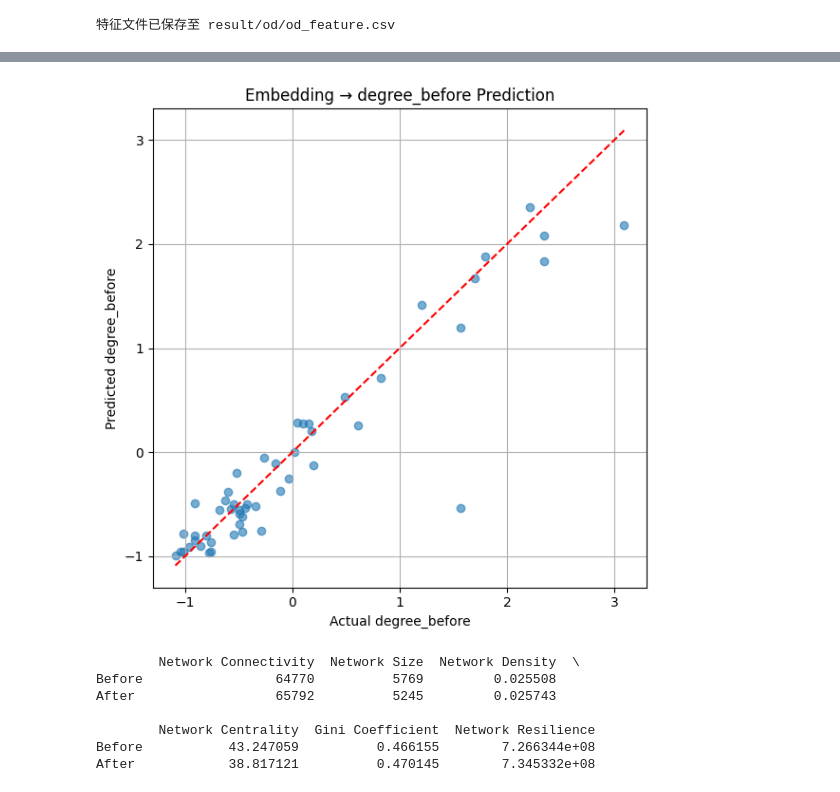
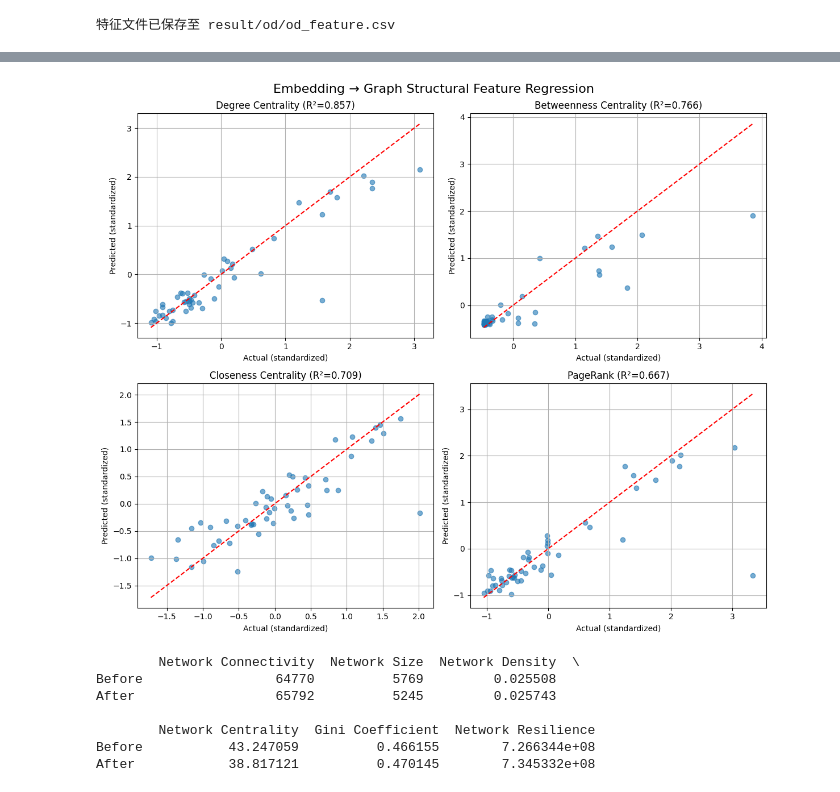
Before and after one commit to Paulliant/global-shipping-networks-analysis, a Jupyter notebook: Network Analysis/od_calculate.ipynb, the cells around one changed output, grey strips where cells are left out. Cells and saved outputs as stored; diff of their text form; code cells hidden in the pictures.

```diff
--- a/Network Analysis/od_calculate.ipynb
+++ b/Network Analysis/od_calculate.ipynb
@@ -305,67 +310,66 @@ from sklearn.linear_model import LinearRegression, Ridge, Lasso
 from sklearn.ensemble import RandomForestRegressor, GradientBoostingRegressor
 from sklearn.svm import SVR
 from sklearn.neighbors import KNeighborsRegressor
-from sklearn.metrics import mean_absolute_error, mean_squared_error, r2_score
+from sklearn.metrics import r2_score, mean_absolute_error, mean_squared_error
 from sklearn.preprocessing import StandardScaler
 
-pred_column = 'degree_before'
-# pred_column = 'betweenness_before'
-# pred_column = 'pagerank_before'
+name = 'ru'
+pred_columns = ['degree_before', 'betweenness_before', 'closeness_before', 'pagerank_before']
 
 # 加载嵌入
-emb_df = pd.read_csv("result/graph_embedding/nodeembs_before_lstmB.csv", header=None)
-emb_df = emb_df.rename(columns={0: 'label'})  # 第一列是节点 ID
+emb_df = pd.read_csv(f"result/graph_embedding/{name}/nodeembs_before_lstmB.csv", header=None)
+emb_df = emb_df.rename(columns={0: 'label'})
 features = emb_df.drop(columns='label').values
 labels = emb_df['label'].astype(int).values
 
-# 加载 PageRank 数据
+# 加载结构特征
 rank_df = pd.read_csv("result/od/od_feature.csv")
 rank_df['label'] = rank_df['label'].astype(int)
 
-# 对齐 & 排序
+# 合并 & 排序
 merged = pd.DataFrame({'label': labels})
-merged = merged.merge(rank_df[['label', pred_column]], on='label', how='left')
+merged = merged.merge(rank_df[['label'] + pred_columns], on='label', how='left')
 
-# 构建训练数据
-# 保留有效的 X 和 y
-valid_mask = ~merged[pred_column].isna().values
-X = features[valid_mask]
-y = merged[pred_column].values[valid_mask]
+# 创建子图
+fig, axs = plt.subplots(2, 2, figsize=(12, 10))
+axs = axs.flatten()
 
-# 归一化
-scaler_y = StandardScaler()
-y = scaler_y.fit_transform(y.reshape(-1, 1)).flatten()
+for i, col in enumerate(pred_columns):
+    valid_mask = ~merged[col].isna().values
+    X = features[valid_mask]
+    y = merged[col].values[valid_mask]
 
-# 划分训练集与测试集（80% 训练，20% 测试）
-X_train, X_test, y_train, y_test = train_test_split(X, y, test_size=0.2, random_state=42)
+    # 归一化
+    scaler_y = StandardScaler()
+    y_scaled = scaler_y.fit_transform(y.reshape(-1, 1)).flatten()
 
-# ==== 模型选择 ====
-# model = LinearRegression()
-# model = Ridge(alpha=0.05)
-# model = Lasso(alpha=0.05)
-# model = RandomForestRegressor(n_estimators=500, random_state=42)
-# model = GradientBoostingRegressor(n_estimators=500, learning_rate=0.01, random_state=42)
-model = SVR()
-# model = KNeighborsRegressor(n_neighbors=5)
-# ==================
+    X_train, X_test, y_train, y_test = train_test_split(X, y_scaled, test_size=0.2, random_state=42)
 
-# 训练模型
-model.fit(X_train, y_train)
-y_pred = model.predict(X_test)
+    model = SVR()
+    model.fit(X_train, y_train)
+    y_pred = model.predict(X_test)
 
-# 评估指标
-print("R² score:", r2_score(y_test, y_pred))
-print("MAE:", mean_absolute_error(y_test, y_pred))
-print("MSE:", mean_squared_error(y_test, y_pred))
+    # 评估
+    r2 = r2_score(y_test, y_pred)
+    # mae = mean_absolute_error(y_test, y_pred)
+    # mse = mean_squared_error(y_test, y_pred)
 
-# 可视化
-plt.figure(figsize=(6,6))
-plt.scatter(y_test, y_pred, alpha=0.6)
-plt.plot([y_test.min(), y_test.max()], [y_test.min(), y_test.max()], 'r--')
-plt.xlabel(f"Actual {pred_column}")
-plt.ylabel(f"Predicted {pred_column}")
-plt.title(f"Embedding → {pred_column} Prediction")
-plt.grid(True)
+    col = ['Degree Centrality', 'Betweenness Centrality', 'Closeness Centrality', 'PageRank'][i]
+    print(f"[{col}]")
+    print("  R² score:", r2)
+    # print("  MAE:", mae)
+    # print("  MSE:", mse)
+
+    # 可视化
+    ax = axs[i]
+    ax.scatter(y_test, y_pred, alpha=0.6)
+    ax.plot([y_test.min(), y_test.max()], [y_test.min(), y_test.max()], 'r--')
+    ax.set_xlabel("Actual (standardized)")
+    ax.set_ylabel("Predicted (standardized)")
+    ax.set_title(f"{col} (R²={r2:.3f})")
+    ax.grid(True)
+
+plt.suptitle("Embedding → Graph Structural Feature Regression", fontsize=16)
 plt.tight_layout()
 plt.show()
 # %% [output]
@@ -375,4 +384,4 @@ MSE: 0.1437399183120086
-[figure, old version]
+[figure, new version]
 # %%
 import pandas as pd
 import geopandas as gpd
```
Also changed, not shown: parts of 2 cells of this notebook, 1 other file.
